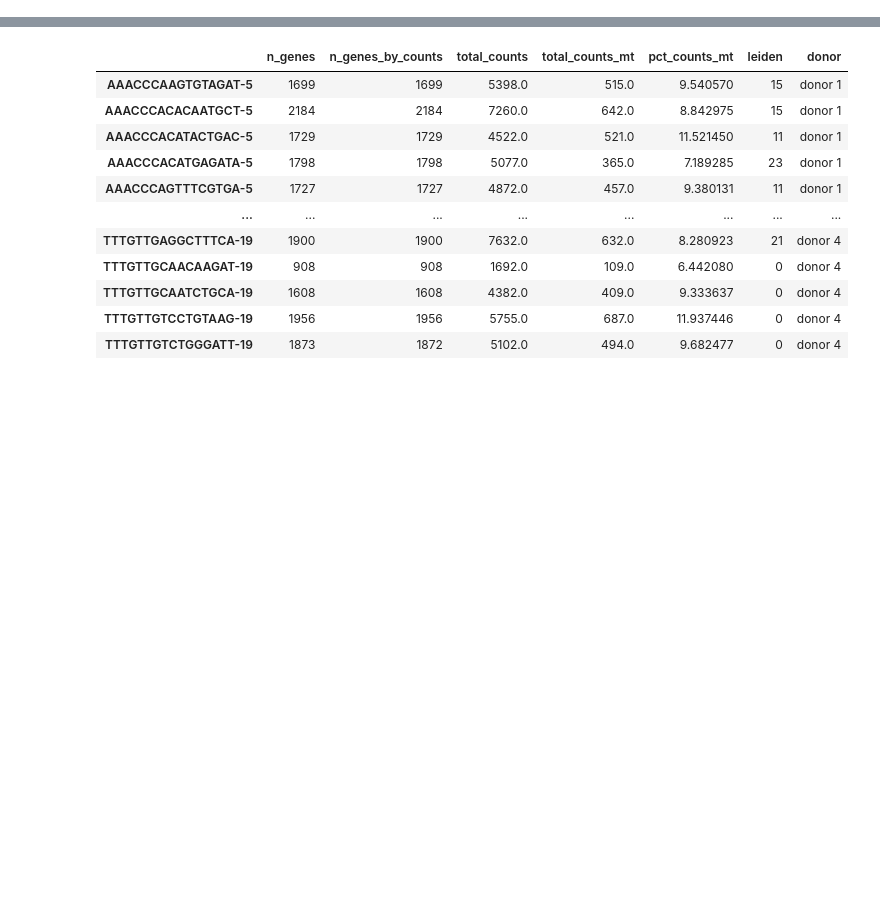
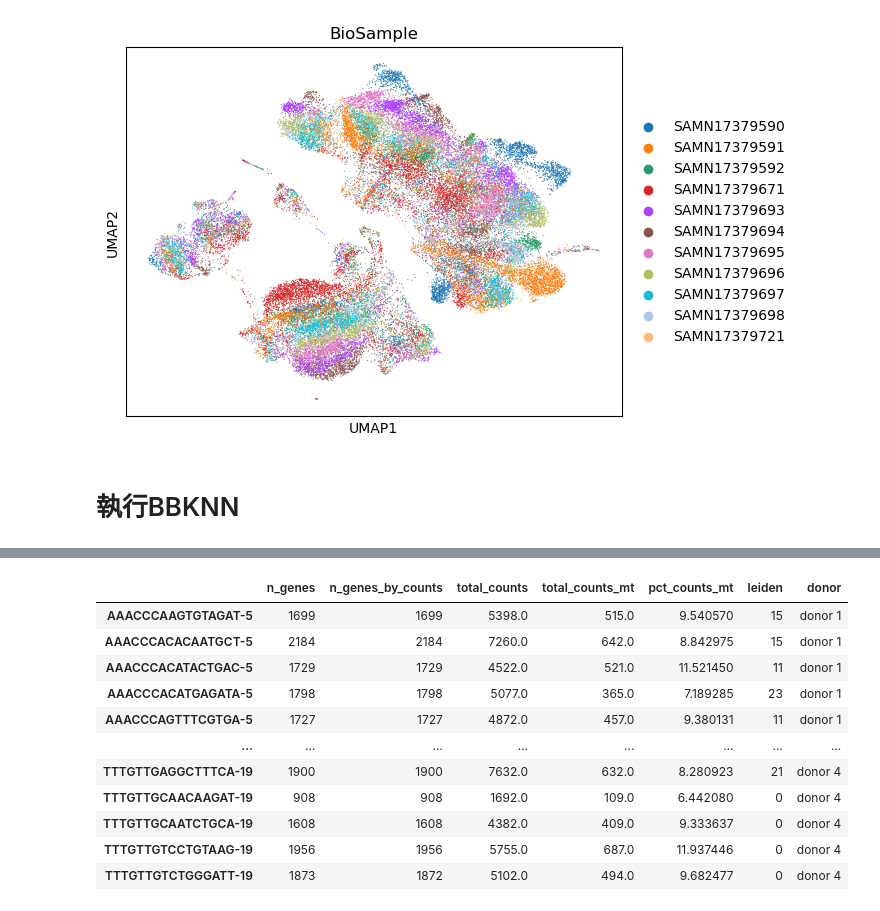
Before and after one commit to benson8902/Research, a Jupyter notebook: Code/Step3 Remove Batch Effect(After annotation).ipynb, the cells around one changed output, grey strips where cells are left out. Drawn from its saved outputs; the diff is of its cells as text; code cells hidden in the pictures; blank space fills up the shorter version.

```diff
--- a/Code/Step3 Remove Batch Effect(After annotation).ipynb
+++ b/Code/Step3 Remove Batch Effect(After annotation).ipynb
@@ -26,0 +60,6 @@ healthy.var
+# %%
+sc.pl.umap(healthy_pre, color = "BioSample")
+# %% [output]
+[figure, added]
+# %% [markdown]
+# 執行BBKNN
```
Also changed, not shown: parts of 18 cells of this notebook, 2 other files.
